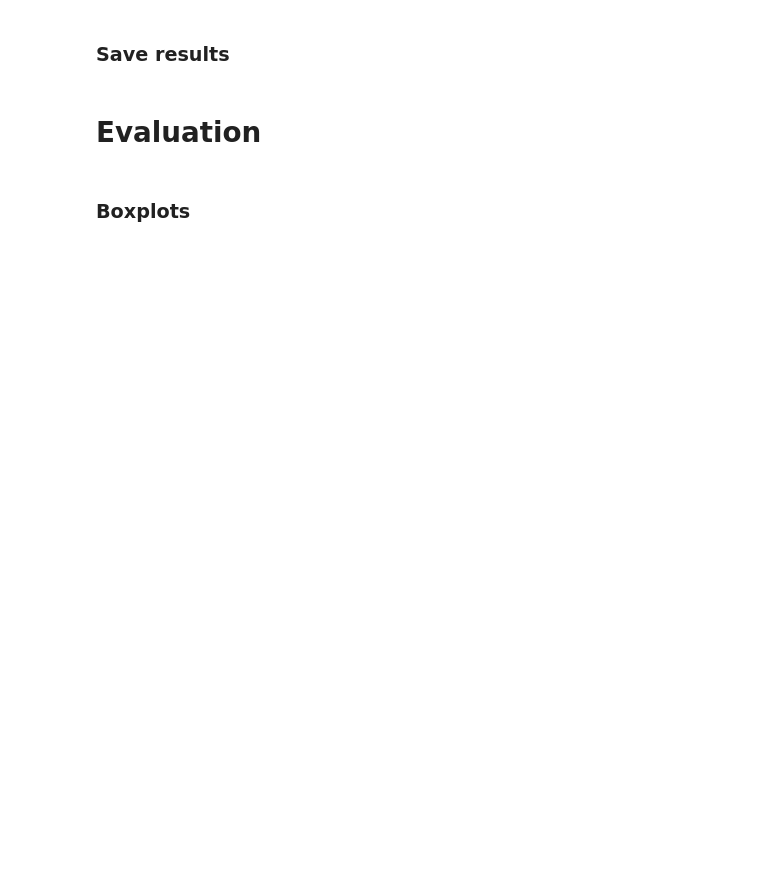
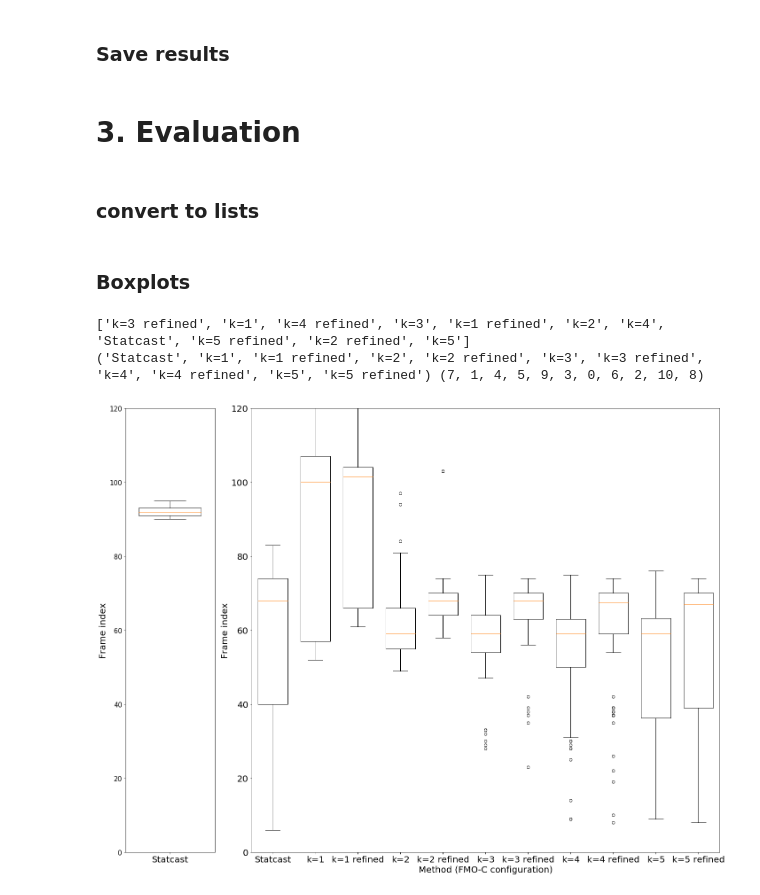
Before and after one commit to NinaWie/pitch_type, a Jupyter notebook: 4_Object_tracking/Pitcher's first movement.ipynb, the cells around one changed output. Drawn from its saved outputs; the diff is of its cells as text; code cells hidden in the pictures; blank space fills up the shorter version.

```diff
--- a/4_Object_tracking/Pitcher's first movement.ipynb
+++ b/4_Object_tracking/Pitcher's first movement.ipynb
@@ -153,14 +211,16 @@ print(result_dic["490524-fe4035a7-b1ca-4c13-ad32-789e0fbedc45"])
 with open("first_move_result_dic", "w") as outfile:
     json.dump(result_dic, outfile)
 # %% [markdown]
-# Evaluation
+# 3. Evaluation
 # %%
 with open("first_move_result_dic", "r") as infile:
     result_dic = json.load(infile)
+# %% [markdown]
+### convert to lists
 # %%
-dic = {"position": [], "3_refined": [], "2_refined": [],"4_refined": [], "release": [], "every_3":[], "label":[], "every_4":[], "every_2":[], "every_5":[], "5_refined":[]}
+dic = {"position": [], "3_refined": [], "1_refined": [], "2_refined": [],"4_refined": [], "release": [], "every_3":[],"every_1":[], "label":[], "every_4":[], "every_2":[], "every_5":[], "5_refined":[]}
 for key in result_dic.keys():
-    for sub_key in dic.keys():
+    for sub_key in result_dic[key].keys():
         dic[sub_key].append(result_dic[key][sub_key])
 # %% [markdown]
 ###  Boxplots
@@ -178,10 +238,10 @@ import matplotlib.gridspec as gridspec
 gs = gridspec.GridSpec(1, 5)
 plt.subplot(gs[0,0])
 plt.boxplot(dic["release"], positions= [0], widths=(0.7))
-plt.xticks([0], ["Statcast"], fontsize=15)
+plt.xticks([0], ["Statcast"], fontsize=20)
 plt.yticks(fontsize=15)
     # plt.title(lab)
-plt.ylabel("Frame index", fontsize=15)
+plt.ylabel("Frame index", fontsize=20)
 # plt.title("Release frame", fontsize=15)
 plt.ylim(0,120)
     # i+=1
@@ -191,41 +251,47 @@ i=0
 liste=[]
 l2=[]
 for key in dic.keys():
+    if dic[key]==[]:
+        continue
     if "every" in key:
         lab = "k="+key[-1]
     elif key=="label":
         lab = "Statcast"
     elif key=="release":
         continue
         lab = "release frame"
     elif key[2:]=="refined":
         lab = "k="+key[0]+" refined"
     else:
         continue
     # plt.subplot(1, len(dic.keys())-1,i+1)
     l2.append(lab)
     liste.append(dic[key])
 print(l2)
+
+# Sort list
 from operator import itemgetter
 inds, l2 = zip(*sorted(enumerate(l2), key=itemgetter(1)))
-# print(list(L_sorted)
-# inds = np.argsort(l2)
 print(l2, inds)
 new_list = []
 for i in inds:
     new_list.append(liste[i])
 #liste = np.array(liste)[inds]
 liste = new_list
 # l2=l2[inds]
 plt.boxplot(liste, positions=np.arange(len(liste)), widths=tuple([0.7 for _ in range(len(liste))]))
-plt.xticks(range(0, len(l2), 1), l2, fontsize=15)
-plt.yticks(fontsize=15)
+plt.xticks(range(0, len(l2), 1), l2, fontsize=20)
+plt.yticks(fontsize=20)
     # plt.title(lab)
-plt.ylabel("Frame index", fontsize=15)
+plt.ylabel("Frame index", fontsize=20)
 plt.ylim(0,120)
 # plt.title("Pitcher's first movement", fontsize=15)
     # i+=1
-plt.xlabel("Method (FMO-C configuration)", fontsize=15)
+plt.xlabel("Method (FMO-C configuration)", fontsize=20)
 plt.tight_layout()
 plt.savefig("/Users/ninawiedemann/Desktop/BA/boxplots")
 plt.show()
+# %% [output]
+['k=3 refined', 'k=1', 'k=4 refined', 'k=3', 'k=1 refined', 'k=2', 'k=4', 'Statcast', 'k=5 refined', 'k=2 refined', 'k=5']
+('Statcast', 'k=1', 'k=1 refined', 'k=2', 'k=2 refined', 'k=3', 'k=3 refined', 'k=4', 'k=4 refined', 'k=5', 'k=5 refined') (7, 1, 4, 5, 9, 3, 0, 6, 2, 10, 8)
+[figure, added]
```
Also changed, not shown: parts of 16 cells of this notebook.
